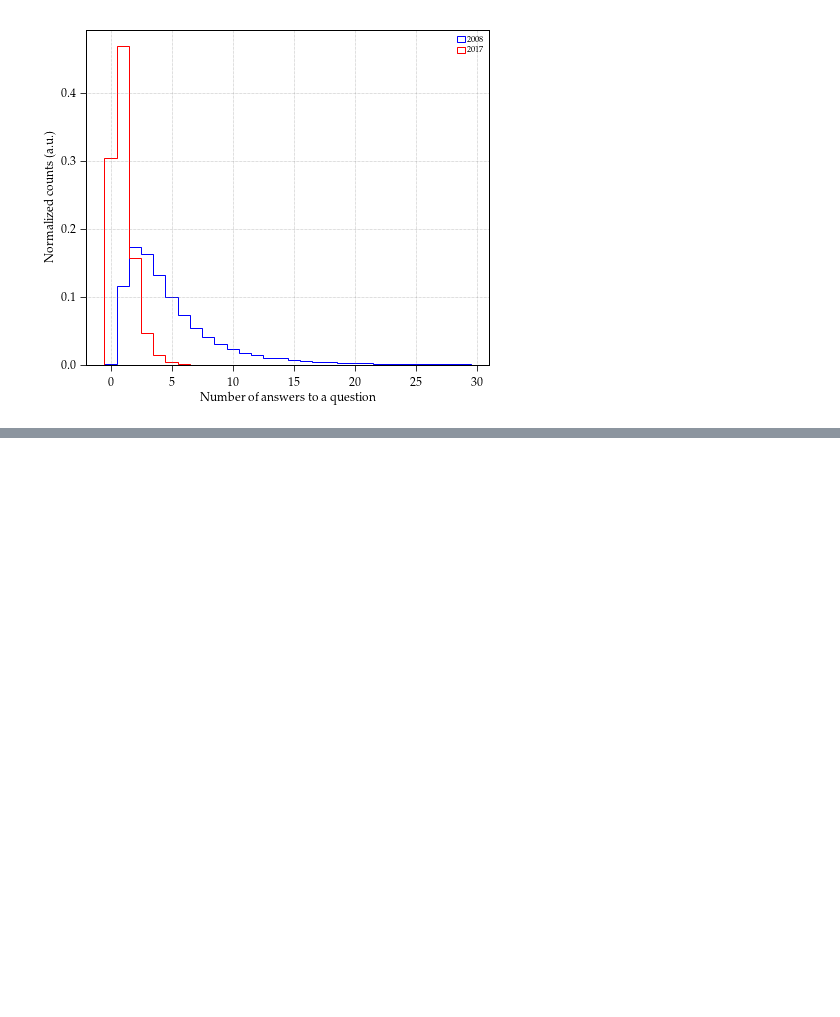
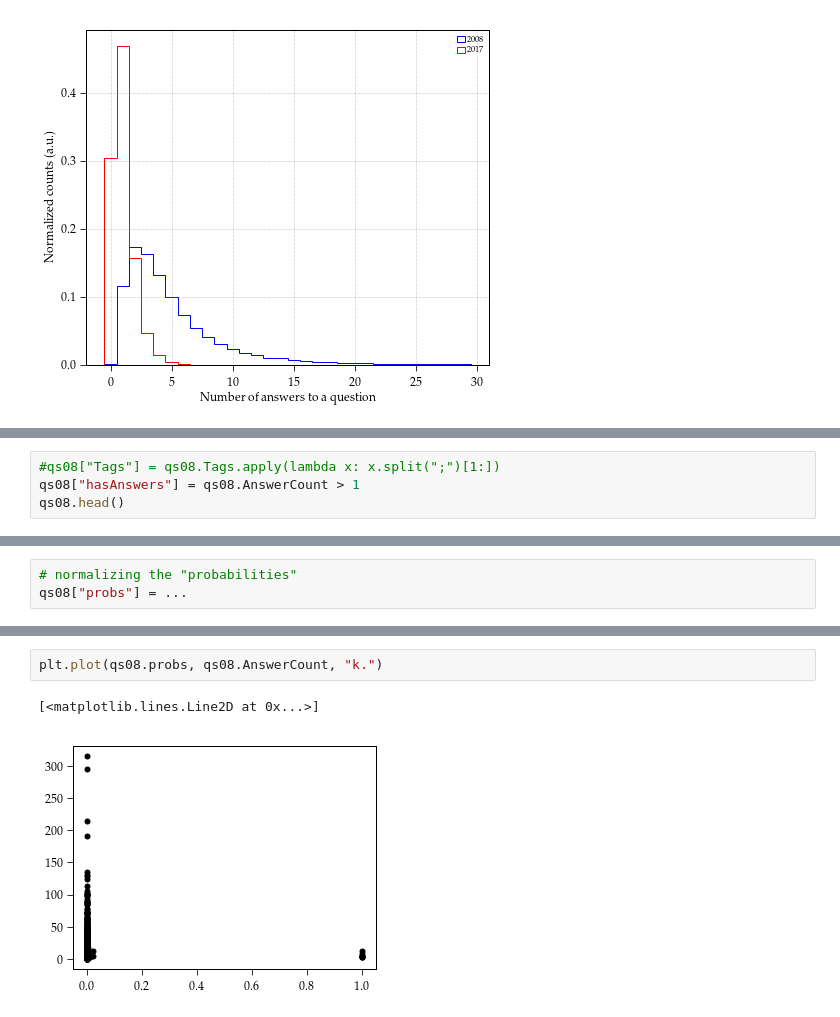
Before and after one commit to AkagiShigeru/incubator-overflow, a Jupyter notebook: stackoverflow-nlp.ipynb, the cells around one changed output, grey strips where cells are left out. Drawn from its saved outputs; the diff is of its cells as text; blank space fills up the shorter version.

```diff
--- a/stackoverflow-nlp.ipynb
+++ b/stackoverflow-nlp.ipynb
@@ -86,0 +134,4 @@ posts.AnswerCount.hist(bins=100, range=[0, 30])
+# %%
+#qs08["Tags"] = qs08.Tags.apply(lambda x: x.split(";")[1:])
+qs08["hasAnswers"] = qs08.AnswerCount > 1
+qs08.head()
@@ -86,0 +186,3 @@ posts.AnswerCount.hist(bins=100, range=[0, 30])
+# %%
+# normalizing the "probabilities"
+qs08["probs"] = ...
@@ -86,0 +262,5 @@ posts.AnswerCount.hist(bins=100, range=[0, 30])
+# %%
+plt.plot(qs08.probs, qs08.AnswerCount, "k.")
+# %% [output]
+[<matplotlib.lines.Line2D at 0x...>]
+[figure, added]
```
Also changed, not shown: parts of 18 cells of this notebook, 2 other files.
